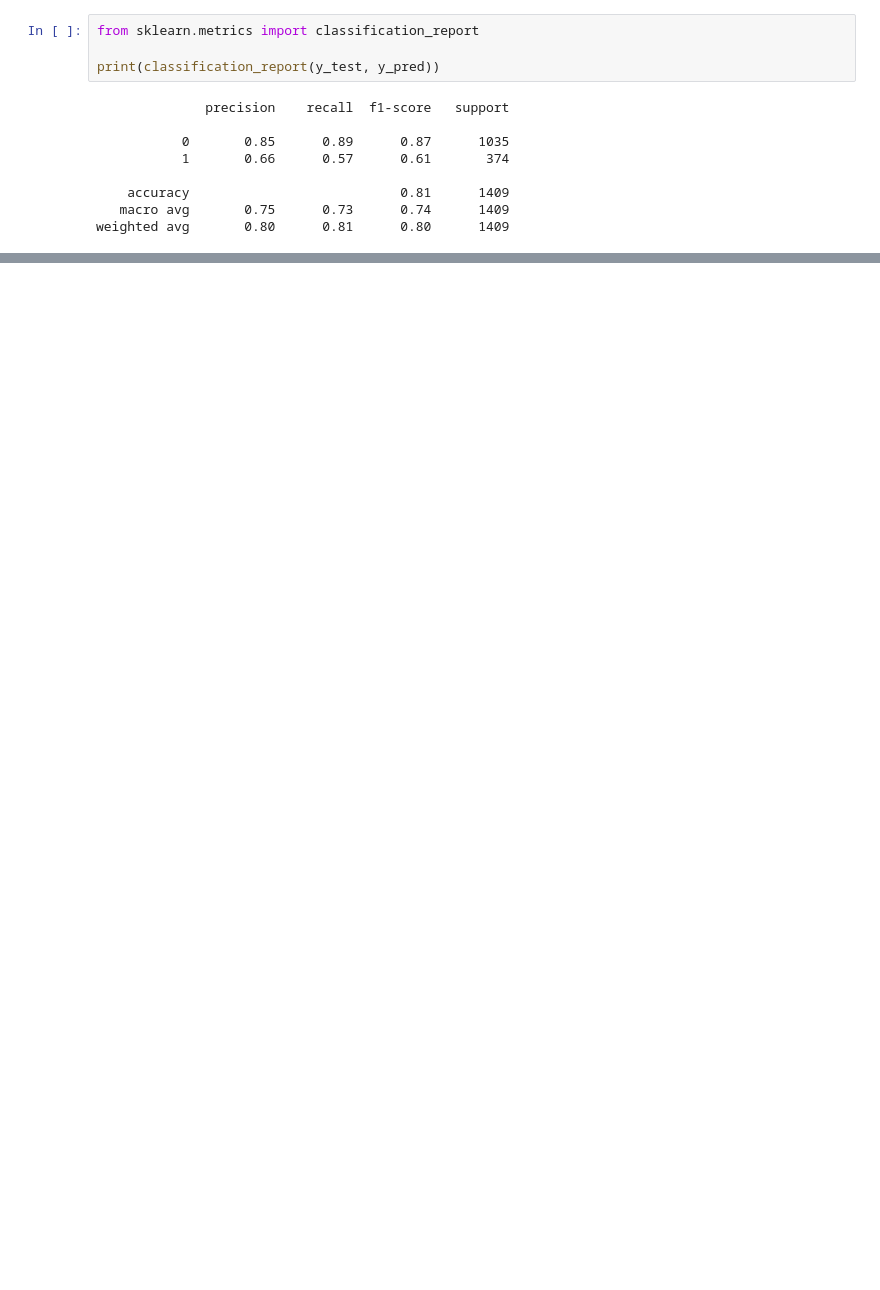
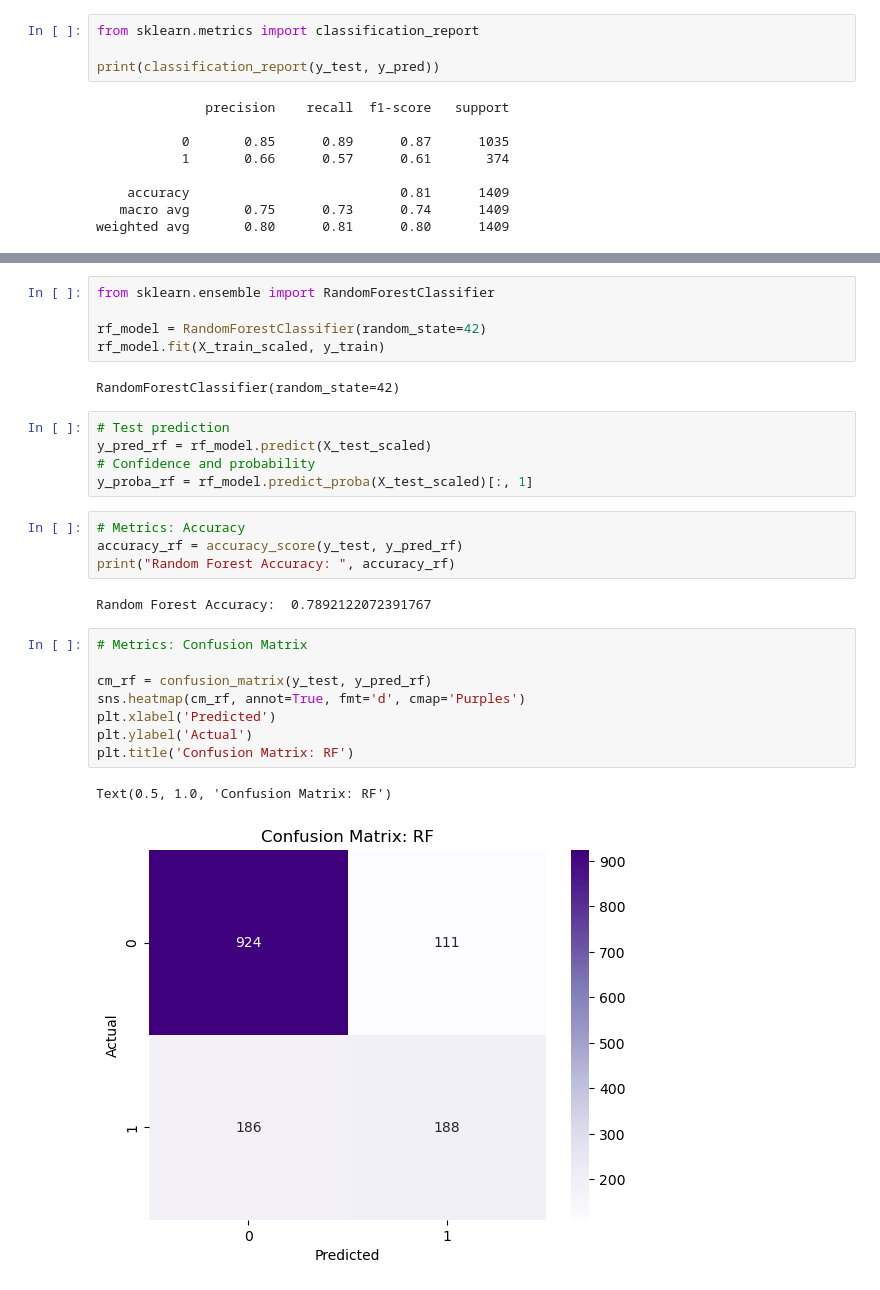
Before and after one commit to KennyKenzi/Churn_Prediction, a Jupyter notebook: notebooks/data_exploration.ipynb, the cells around one changed output, grey strips where cells are left out. Cells and saved outputs as stored; diff of their text form; blank space fills up the shorter version.

```diff
--- a/notebooks/data_exploration.ipynb
+++ b/notebooks/data_exploration.ipynb
@@ -337,0 +341,29 @@ ROC AUC Score: 0.841778397788628
+# %%
+from sklearn.ensemble import RandomForestClassifier
+
+rf_model = RandomForestClassifier(random_state=42)
+rf_model.fit(X_train_scaled, y_train)
+# %% [output]
+RandomForestClassifier(random_state=42)
+# %%
+# Test prediction
+y_pred_rf = rf_model.predict(X_test_scaled)
+# Confidence and probability
+y_proba_rf = rf_model.predict_proba(X_test_scaled)[:, 1]
+# %%
+# Metrics: Accuracy
+accuracy_rf = accuracy_score(y_test, y_pred_rf)
+print("Random Forest Accuracy: ", accuracy_rf)
+# %% [output]
+Random Forest Accuracy:  0.7892122072391767
+# %%
+# Metrics: Confusion Matrix
+
+cm_rf = confusion_matrix(y_test, y_pred_rf)
+sns.heatmap(cm_rf, annot=True, fmt='d', cmap='Purples')
+plt.xlabel('Predicted')
+plt.ylabel('Actual')
+plt.title('Confusion Matrix: RF')
+# %% [output]
+Text(0.5, 1.0, 'Confusion Matrix: RF')
+[figure, added]
```
Also changed, not shown: parts of 31 cells of this notebook, 1 other file.
